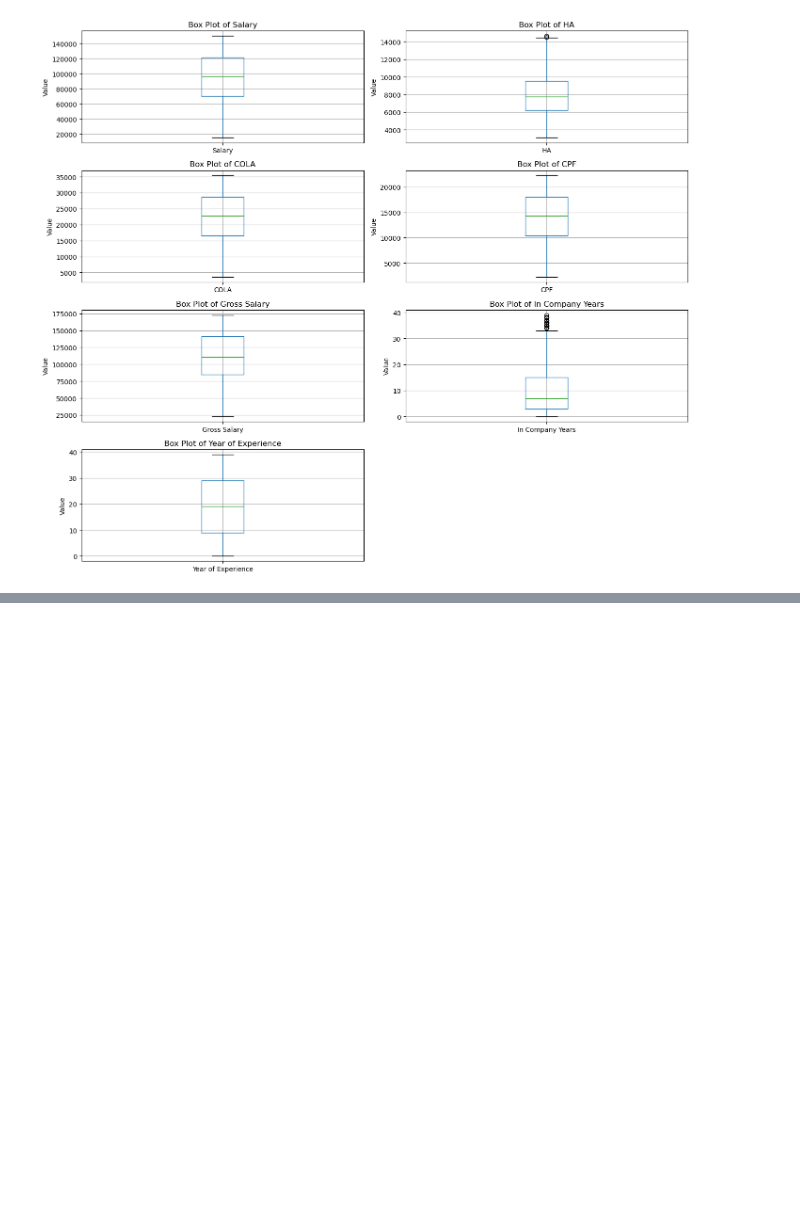
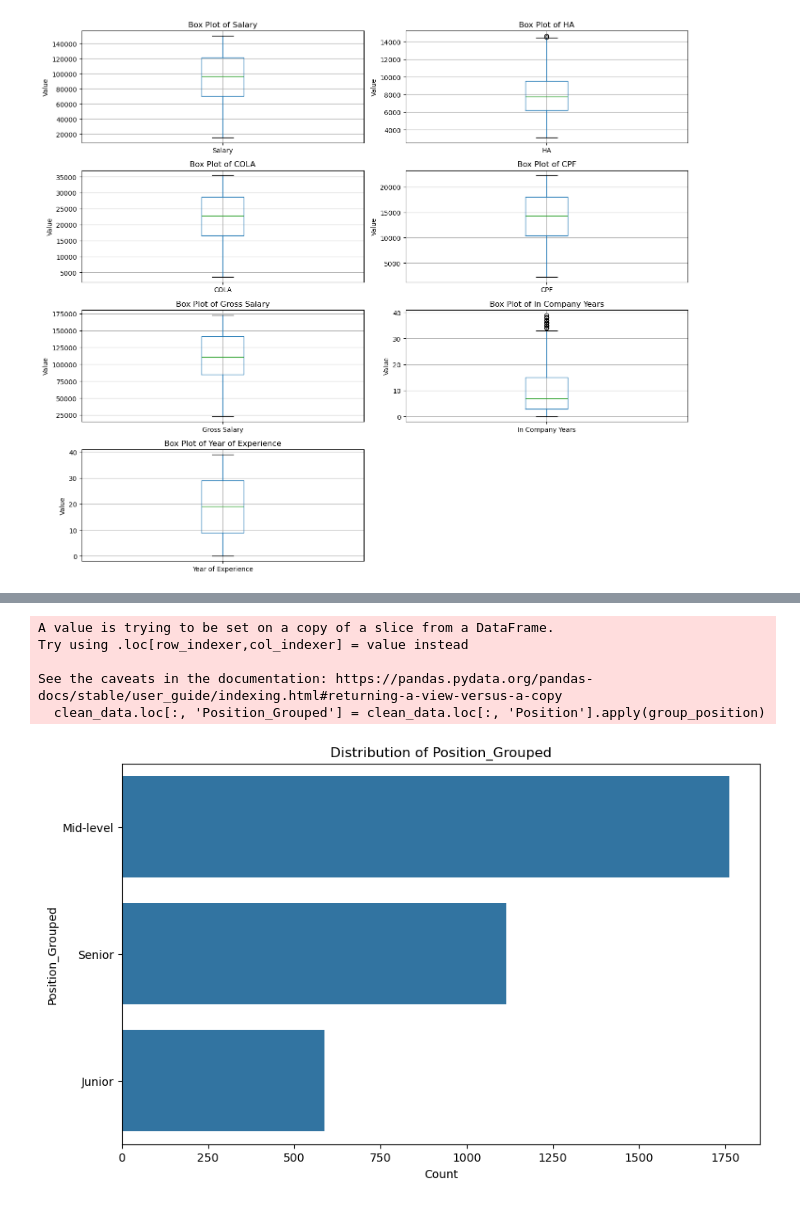
Before and after one commit to Jieoi/company_equity, a Jupyter notebook: Assignment 1.ipynb, the cells around one changed output, grey strips where cells are left out. Drawn from its saved outputs; the diff is of its cells as text; code cells hidden in the pictures; blank space fills up the shorter version.

```diff
--- a/Assignment 1.ipynb
+++ b/Assignment 1.ipynb
@@ -23,0 +80,7 @@ Department: Differences in housing allowance provisions across departments could
+# %%
+df = pd.DataFrame()
+for i in range(len(clean_data)):
+    df['rate'] = clean_data['Salary'] / clean_data['HA']
+
+df['rate'] = df['rate'].round(5)
+df['rate'].unique()
@@ -295,0 +281,39 @@ plt.show()
+# %%
+# Function to group positions
+def group_position(position):
+    if position in ['Accounts Intern', 'Marketing Intern', 'HR Intern', 'Software Engineer I',
+                    'QA Engineer I', 'Marketing Development Representative', 'Marketing Representative',
+                    'Sales Representative', 'Business Development Representative', 'Sales Development Representative',
+                    'Account Associate', 'HR Representative', 'HR Associate', 'Account Representative']:
+        return 'Junior'
+    elif position in ['Software Engineer II', 'QA Engineer II', 'Marketing Associate', 'HR Executive',
+                      'Senior Executive', 'Sales Executive', 'Account Executive', 'Senior Account Executive',
+                      'Technical Lead', 'Recruitment Manager', 'IT Manager', 'Regional Sales Manager',
+                      'Regional Account Head', 'Regional Marketing Manager', 'National Marketing Manager',
+                      'National Sales Manager', 'Senior Marketing Executive']:
+        return 'Mid-level'
+    else:
+        return 'Senior'
+
+# Apply the function using .loc[] for both rows and columns selection
+clean_data.loc[:, 'Position_Grouped'] = clean_data.loc[:, 'Position'].apply(group_position)
+# %% [output]
+A value is trying to be set on a copy of a slice from a DataFrame.
+Try using .loc[row_indexer,col_indexer] = value instead
+
+See the caveats in the documentation: https://pandas.pydata.org/pandas-docs/stable/user_guide/indexing.html#returning-a-view-versus-a-copy
+  clean_data.loc[:, 'Position_Grouped'] = clean_data.loc[:, 'Position'].apply(group_position)
+# %%
+# Define the categorical columns
+categorical_columns = ['Position_Grouped']
+
+# Loop through each categorical column and plot a horizontal bar plot
+for col in categorical_columns:
+    plt.figure(figsize=(10, 6))
+    sns.countplot(y=col, data=clean_data, order=clean_data[col].value_counts().index)  # order by frequency
+    plt.title(f'Distribution of {col}')
+    plt.xlabel('Count')
+    plt.ylabel(col)
+    plt.show()
+# %% [output]
+[figure, added]
```
Also changed, not shown: parts of 58 cells of this notebook.
